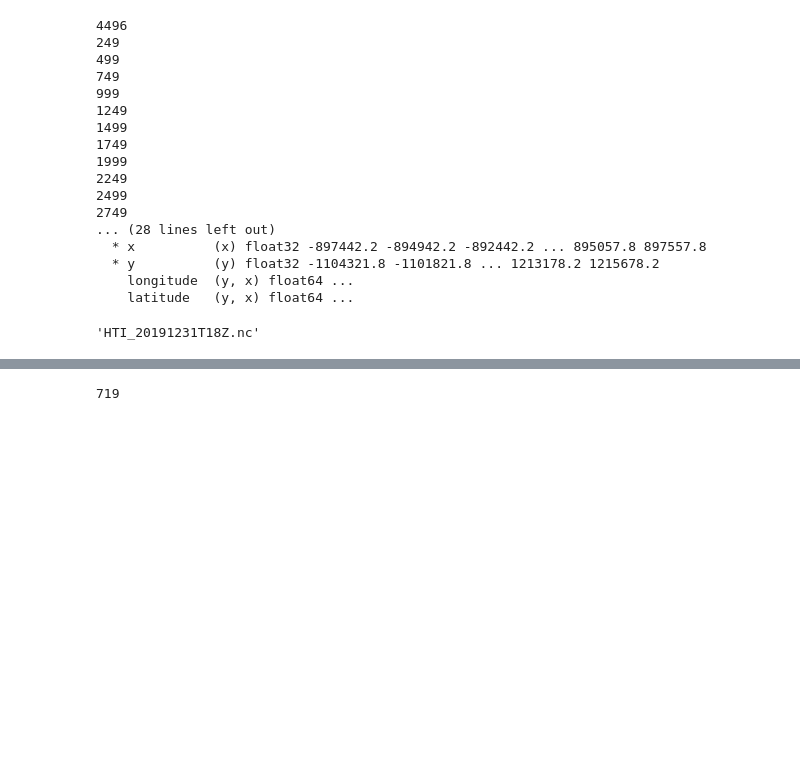
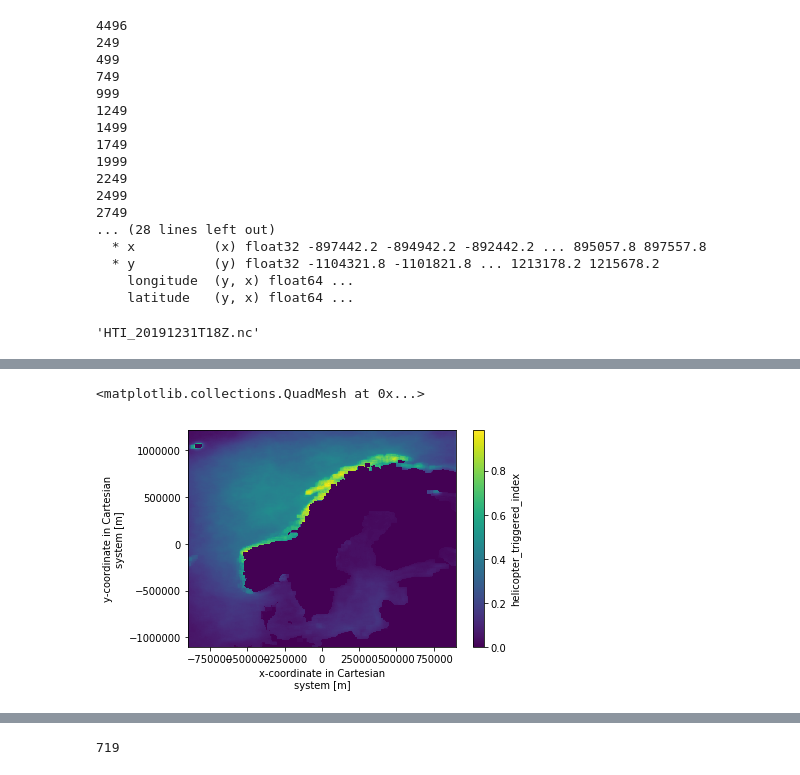
Before and after one commit to johtoblan/Master, a Jupyter notebook: Climatologies.ipynb, the cells around one changed output, grey strips where cells are left out. Cells and saved outputs as stored; diff of their text form; code cells hidden in the pictures; blank space fills up the shorter version.

```diff
--- a/Climatologies.ipynb
+++ b/Climatologies.ipynb
@@ -194,3 +223,8 @@ b0.to_netcdf("source_disk/results/Brun_HTI.nc")
+# %%
+y0.plot()
+# %% [output]
+<matplotlib.collections.QuadMesh at 0x...>
+[figure, added]
 # %%
 y1.plot()
 # %% [output]
```
Also changed, not shown: parts of 18 cells of this notebook.
